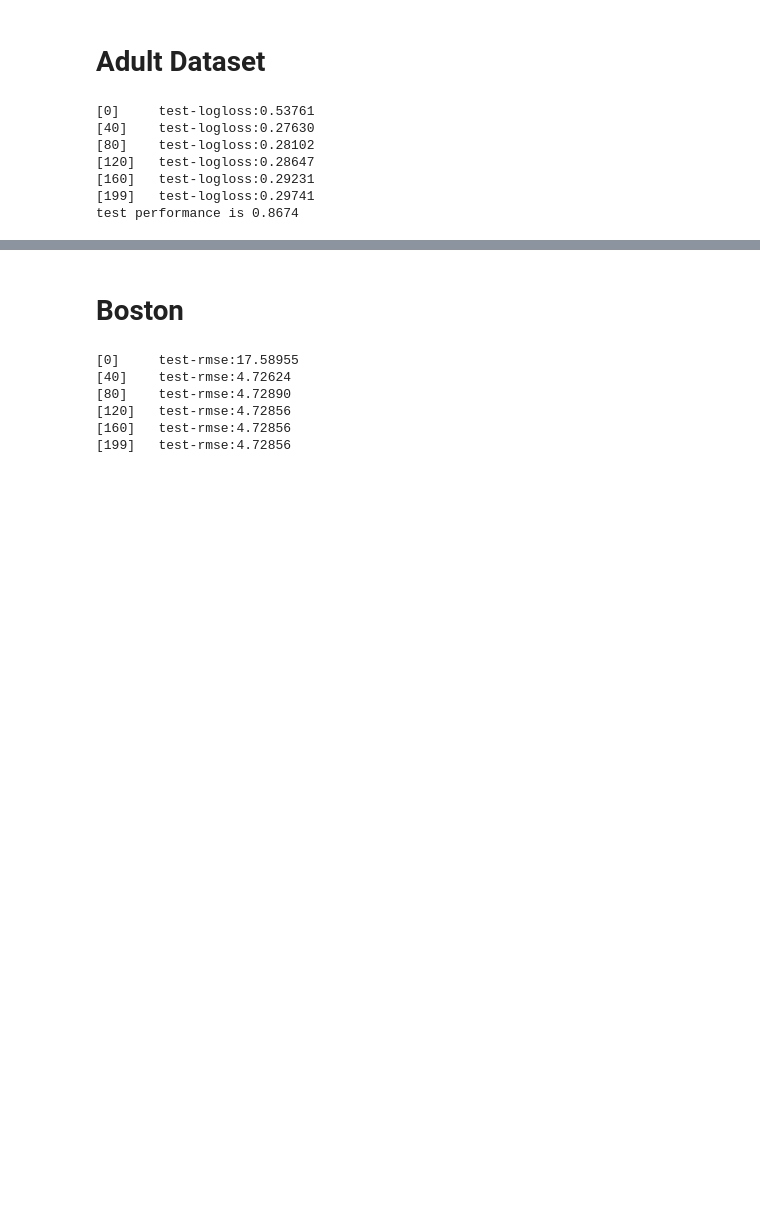
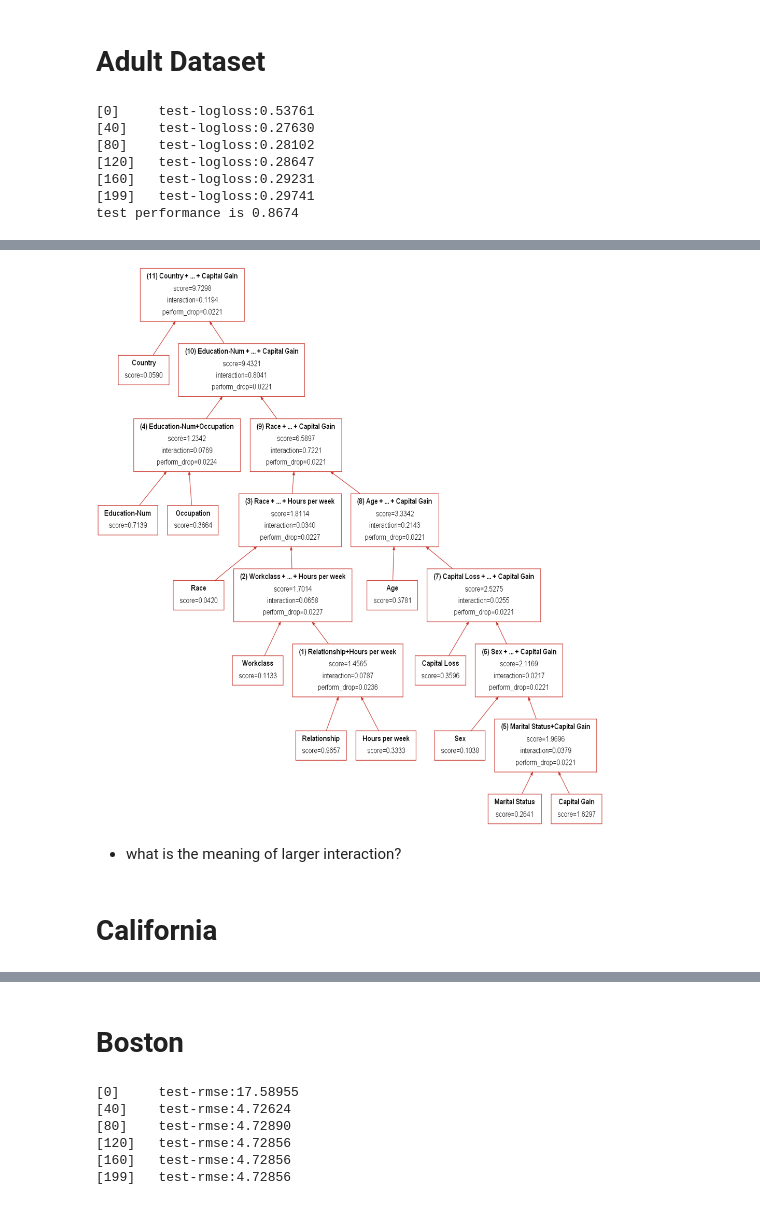
Before and after one commit to simonjisu/FeatureInteractionTree, a Jupyter notebook: notebooks/Finer Granularity Explanation.ipynb, the cells around one changed output, grey strips where cells are left out. Saved outputs shown, nothing was run; the diff lists cells and outputs as text; code cells hidden in the pictures; blank space fills up the shorter version.

```diff
--- a/notebooks/Finer Granularity Explanation.ipynb
+++ b/notebooks/Finer Granularity Explanation.ipynb
@@ -175,0 +100,17 @@ for x in [tree_builder.infos[i]['performance'] for i in range(len(tree_builder.i
+# %%
+tree = tree_builder.build(
+    score_method='abs',
+    shap_interactions=shap_interactions,
+    n_select=5,
+    max_iter=None,
+    rt_only_best=True
+)
+img = tree.show_tree(feature_names=dataset.feature_names)
+# %%
+display(img.resize((980, 1080)))
+# %% [output]
+[figure, added]
+# %% [markdown]
+* what is the meaning of larger interaction?
+# %% [markdown]
+# California
```
Also changed, not shown: parts of 39 cells of this notebook, 7 other files.
